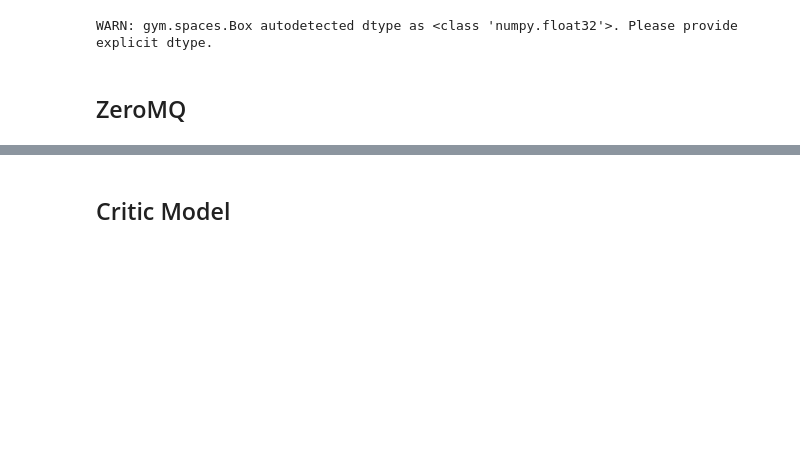
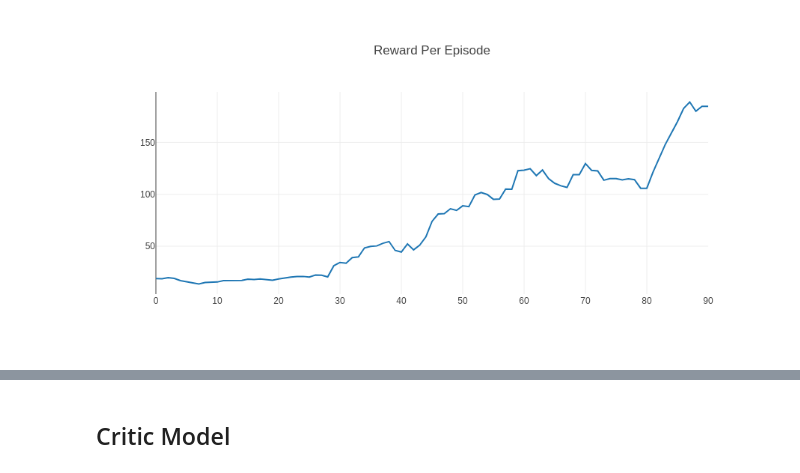
Before and after one commit to nathanmargaglio/curls, a Jupyter notebook: A2C.ipynb, the cells around one changed output, grey strips where cells are left out. Saved outputs shown, nothing was run; the diff lists cells and outputs as text; code cells hidden in the pictures; blank space fills up the shorter version.

```diff
--- a/A2C.ipynb
+++ b/A2C.ipynb
@@ -1,13 +1,12 @@
-# %%
-for i in range(10):
-    start_time = time.time()
-    envs = [lambda: gym.make('CartPole-v0') for x in range(1)]
-    venv = ParallelEnvironment(envs)
-    agent = PPOAgent(venv, buffer_size=64)
-    agent.run(50)
-    print("{:.3f}".format(time.time() - start_time))
-# %% [output]
-WARN: gym.spaces.Box autodetected dtype as <class 'numpy.float32'>. Please provide explicit dtype.
+# %%
+graph = go.Scatter(x=np.arange(len(ep_rewards)), y=moving_average(ep_rewards, 10))
+
+plotly.offline.iplot({
+    "data": [graph],
+    "layout": go.Layout(title="Reward Per Episode")
+})
+# %% [output]
+[figure, added]
 # %%
 import threading
 from IPython.display import display
@@ -85,5 +84,3 @@ training_info = widgets.VBox([image_widget,
 sc = Sidecar(title='Training Info')
 with sc:
     display(training_info)
-# %% [markdown]
-## ZeroMQ
```
Also changed, not shown: parts of 37 cells of this notebook.
